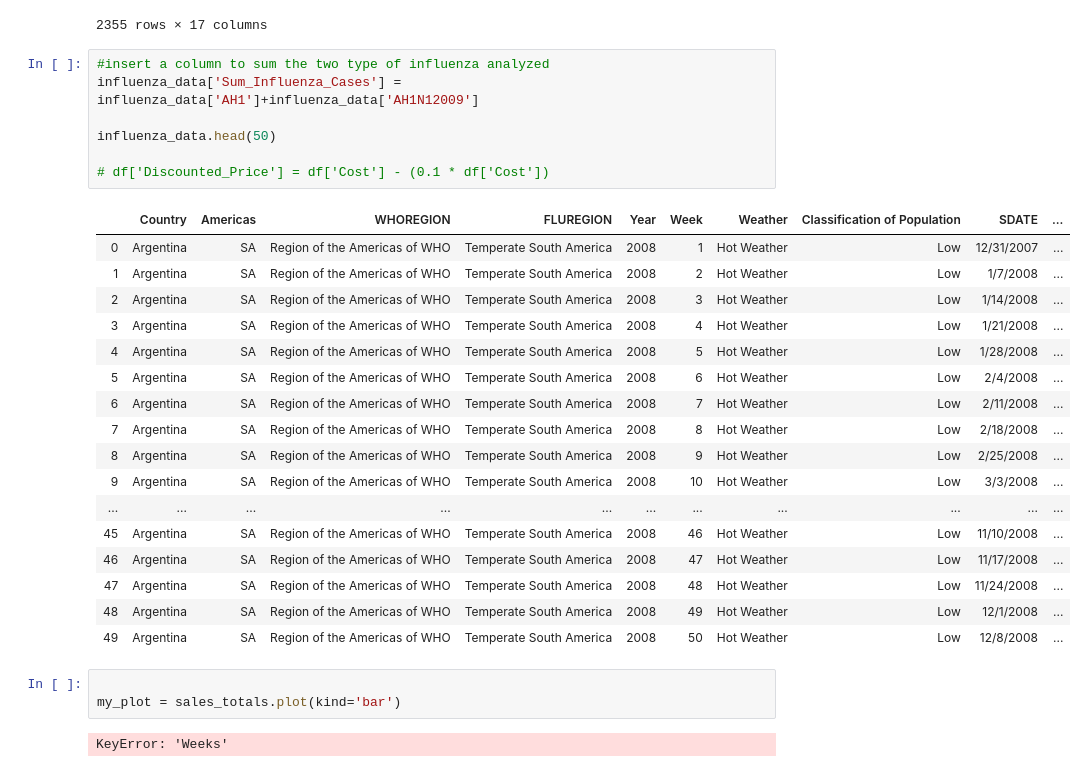
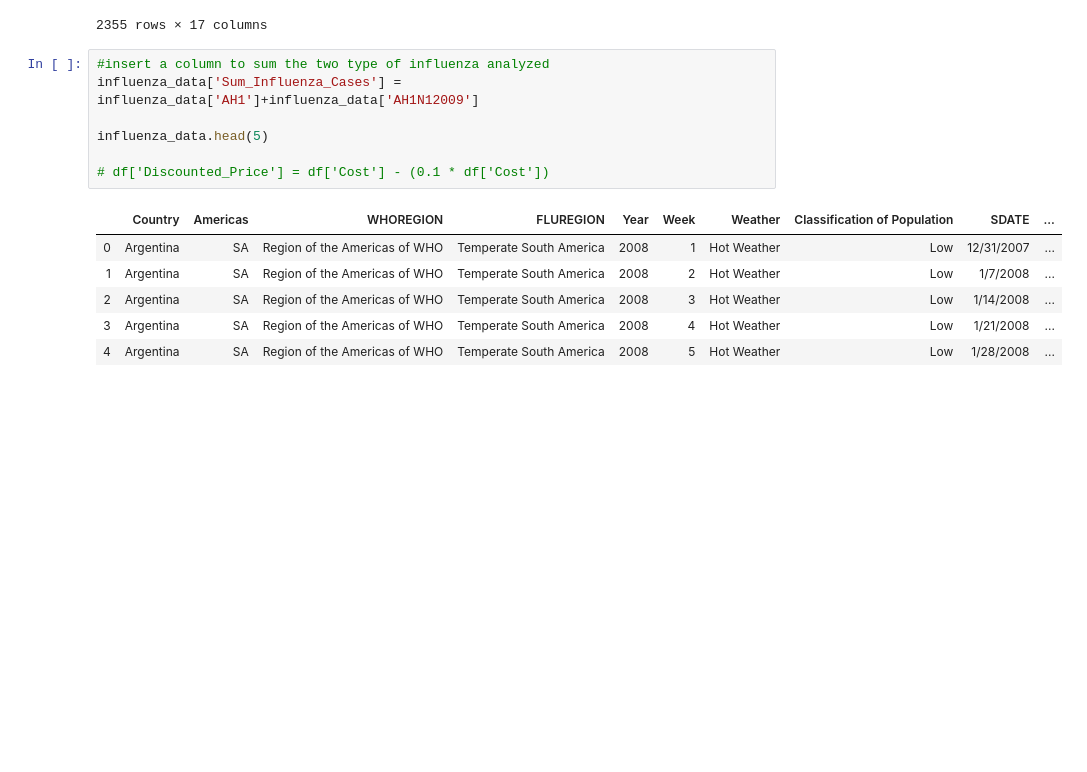
Before and after one commit to kgremillion/Analyzing_Pandemics, a Jupyter notebook: Data/Reading and Analyzing Data N1H1 America Region.ipynb.ipynb, the cells around one changed output. Cells and saved outputs as stored; diff of their text form; blank space fills up the shorter version.

```diff
--- a/Data/Reading and Analyzing Data N1H1 America Region.ipynb.ipynb
+++ b/Data/Reading and Analyzing Data N1H1 America Region.ipynb.ipynb
@@ -27,30 +31,14 @@ influenza_data
 # %%
 #insert a column to sum the two type of influenza analyzed
 influenza_data['Sum_Influenza_Cases'] = influenza_data['AH1']+influenza_data['AH1N12009']
 
-influenza_data.head(50)
+influenza_data.head(5)
 
 # df['Discounted_Price'] = df['Cost'] - (0.1 * df['Cost'])
 # %% [output]
 |  | Country | Americas | WHOREGION | FLUREGION | Year | Week | Weather | Classification of Population | SDATE | ... |
 | 0 | Argentina | SA | Region of the Americas of WHO | Temperate South America | 2008 | 1 | Hot Weather | Low | 12/31/2007 | ... |
 | 1 | Argentina | SA | Region of the Americas of WHO | Temperate South America | 2008 | 2 | Hot Weather | Low | 1/7/2008 | ... |
 | 2 | Argentina | SA | Region of the Americas of WHO | Temperate South America | 2008 | 3 | Hot Weather | Low | 1/14/2008 | ... |
 | 3 | Argentina | SA | Region of the Americas of WHO | Temperate South America | 2008 | 4 | Hot Weather | Low | 1/21/2008 | ... |
 | 4 | Argentina | SA | Region of the Americas of WHO | Temperate South America | 2008 | 5 | Hot Weather | Low | 1/28/2008 | ... |
-| 5 | Argentina | SA | Region of the Americas of WHO | Temperate South America | 2008 | 6 | Hot Weather | Low | 2/4/2008 | ... |
-| 6 | Argentina | SA | Region of the Americas of WHO | Temperate South America | 2008 | 7 | Hot Weather | Low | 2/11/2008 | ... |
-| 7 | Argentina | SA | Region of the Americas of WHO | Temperate South America | 2008 | 8 | Hot Weather | Low | 2/18/2008 | ... |
-| 8 | Argentina | SA | Region of the Americas of WHO | Temperate South America | 2008 | 9 | Hot Weather | Low | 2/25/2008 | ... |
-| 9 | Argentina | SA | Region of the Americas of WHO | Temperate South America | 2008 | 10 | Hot Weather | Low | 3/3/2008 | ... |
-| ... | ... | ... | ... | ... | ... | ... | ... | ... | ... | ... |
-| 45 | Argentina | SA | Region of the Americas of WHO | Temperate South America | 2008 | 46 | Hot Weather | Low | 11/10/2008 | ... |
-| 46 | Argentina | SA | Region of the Americas of WHO | Temperate South America | 2008 | 47 | Hot Weather | Low | 11/17/2008 | ... |
-| 47 | Argentina | SA | Region of the Americas of WHO | Temperate South America | 2008 | 48 | Hot Weather | Low | 11/24/2008 | ... |
-| 48 | Argentina | SA | Region of the Americas of WHO | Temperate South America | 2008 | 49 | Hot Weather | Low | 12/1/2008 | ... |
-| 49 | Argentina | SA | Region of the Americas of WHO | Temperate South America | 2008 | 50 | Hot Weather | Low | 12/8/2008 | ... |
-# %%
-
-my_plot = sales_totals.plot(kind='bar')
-# %% [output]
-KeyError: 'Weeks'
```
Also changed, not shown: parts of 17 cells of this notebook, 3 other files.
